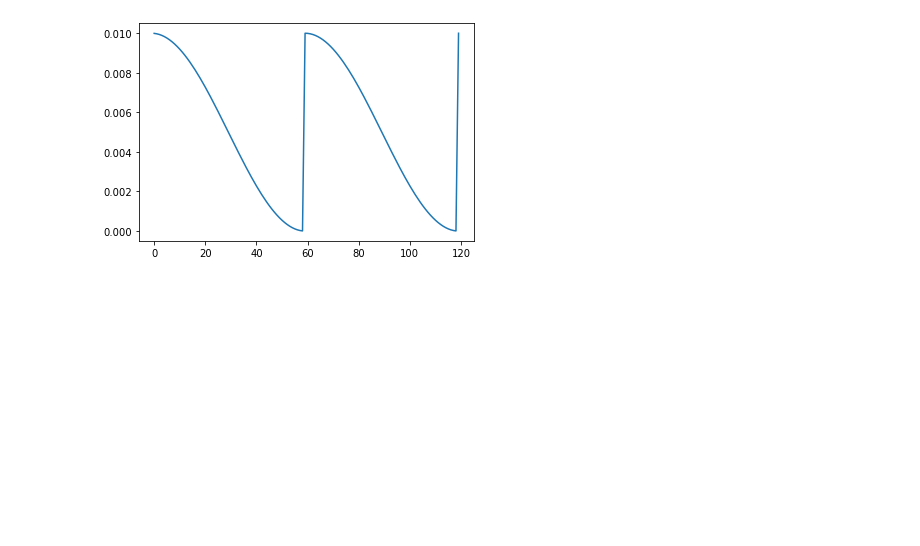
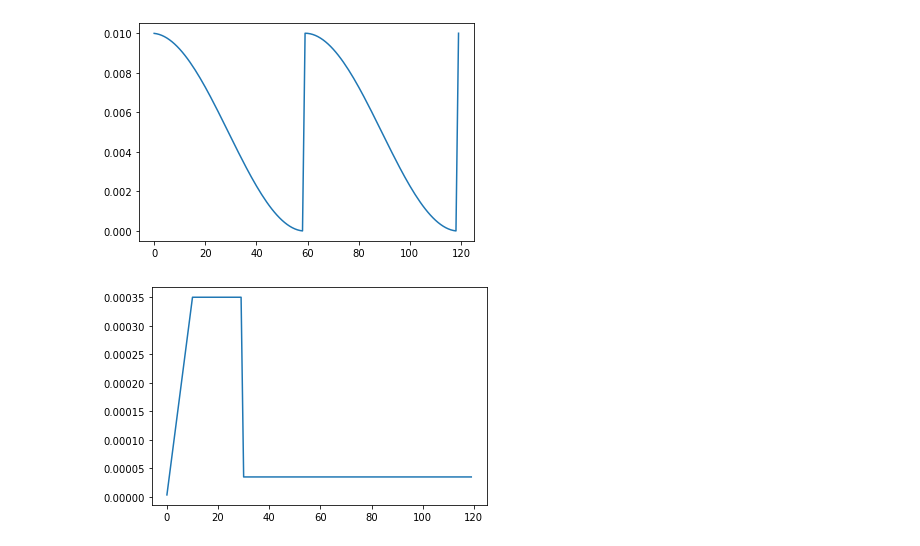
Before and after one commit to hiennguyen9874/person-attribute-recognition, a Jupyter notebook: schedulers/lr_scheduler.ipynb, the cells around one changed output. Saved outputs shown, nothing was run; the diff lists cells and outputs as text; code cells hidden in the pictures; blank space fills up the shorter version.

```diff
--- a/schedulers/lr_scheduler.ipynb
+++ b/schedulers/lr_scheduler.ipynb
@@ -68,3 +68,29 @@ plt.plot(x, y)
 plt.show()
 # %% [output]
 [figure]
+# %%
+from torch.optim.swa_utils import AveragedModel, SWALR
+x = []
+y = []
+net = nn.Linear(10, 10)
+swa_model = AveragedModel(net)
+optimizer = torch.optim.SGD(net.parameters(), lr=0.00035)
+cus_lr_scheduler = WarmupMultiStepLR(optimizer, milestones=[30, 60, 90], gamma=0.1, warmup_factor=0.01, warmup_iters=10)
+
+swa_start = 30
+swa_scheduler = SWALR(optimizer, swa_lr=0.000175)
+
+for i in range(120):
+    for j in range(3):
+        x.append(i)
+        y.append(cus_lr_scheduler.get_lr()[0])
+        optimizer.step()
+    if i > swa_start:
+        swa_model.update_parameters(net)
+        swa_scheduler.step()
+    else:
+        cus_lr_scheduler.step()
+plt.plot(x, y)
+plt.show()
+# %% [output]
+[figure, added]
```
Also changed, not shown: 2 other files.
